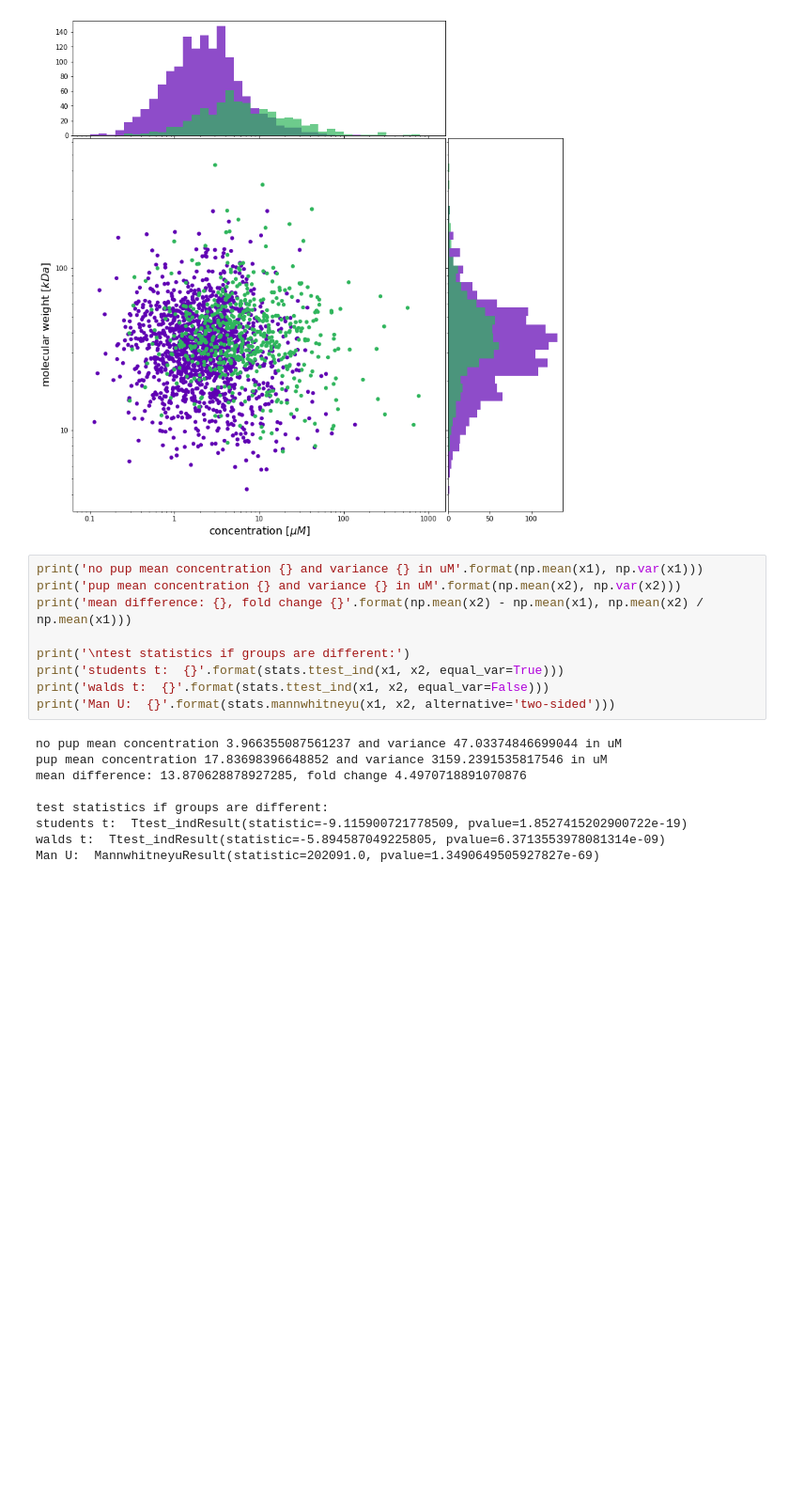
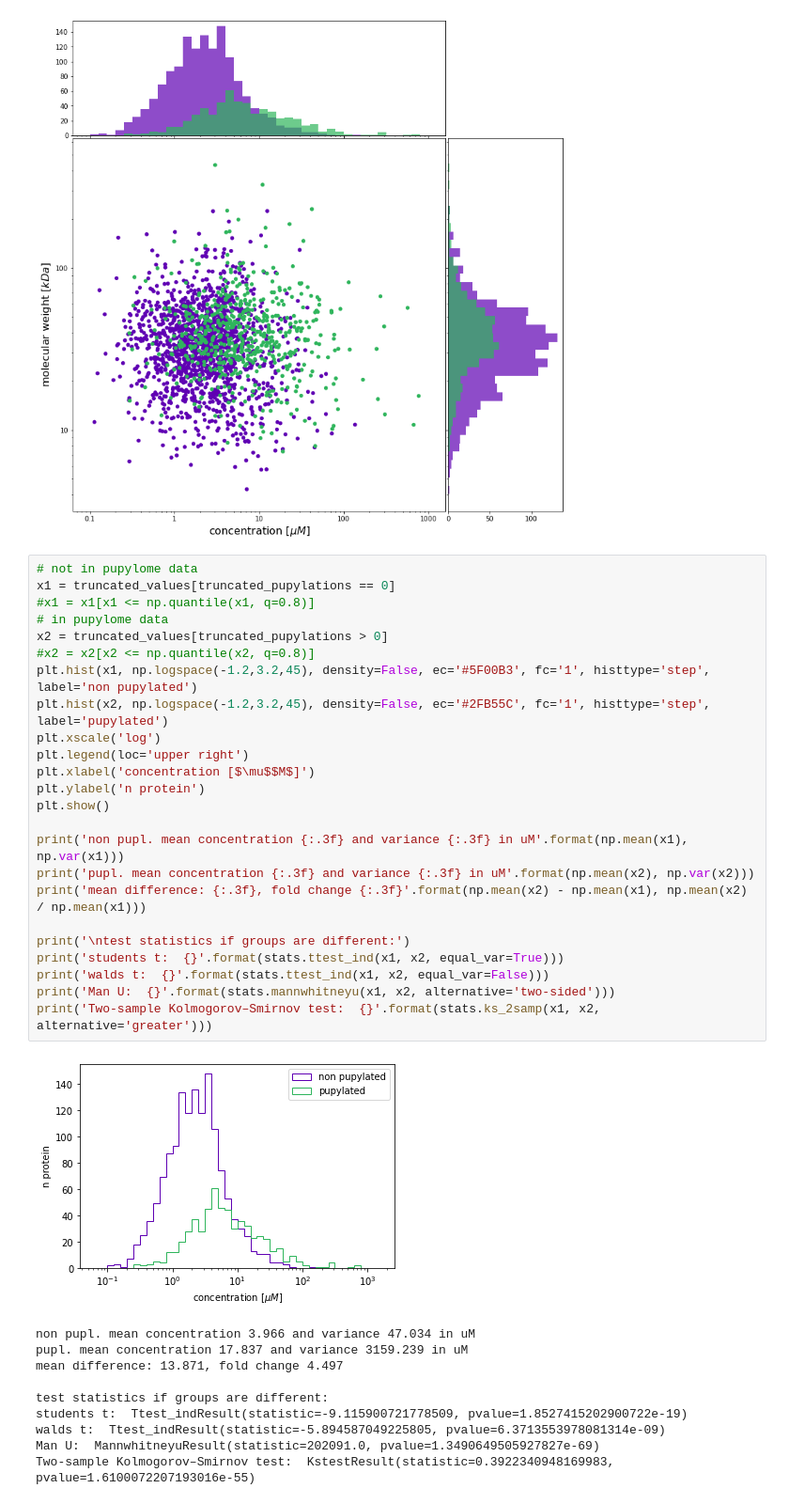
Before and after one commit to EWBlab/PupStatistics, a Jupyter notebook: PupylomeStatistics.ipynb, the cells around one changed output. Shown at 94% size. Cells and saved outputs as stored; diff of their text form; blank space fills up the shorter version.

```diff
--- a/PupylomeStatistics.ipynb
+++ b/PupylomeStatistics.ipynb
@@ -208,21 +233,38 @@ plt.show()
 # %% [output]
 [figure]
 # %%
-print('no pup mean concentration {} and variance {} in uM'.format(np.mean(x1), np.var(x1)))
-print('pup mean concentration {} and variance {} in uM'.format(np.mean(x2), np.var(x2)))
-print('mean difference: {}, fold change {}'.format(np.mean(x2) - np.mean(x1), np.mean(x2) / np.mean(x1)))
+# not in pupylome data
+x1 = truncated_values[truncated_pupylations == 0]
+#x1 = x1[x1 <= np.quantile(x1, q=0.8)]
+# in pupylome data
+x2 = truncated_values[truncated_pupylations > 0]
+#x2 = x2[x2 <= np.quantile(x2, q=0.8)]
+plt.hist(x1, np.logspace(-1.2,3.2,45), density=False, ec='#5F00B3', fc='1', histtype='step', label='non pupylated')
+plt.hist(x2, np.logspace(-1.2,3.2,45), density=False, ec='#2FB55C', fc='1', histtype='step', label='pupylated')
+plt.xscale('log')
+plt.legend(loc='upper right')
+plt.xlabel('concentration [$\mu$$M$]')
+plt.ylabel('n protein')
+plt.show()
+
+print('non pupl. mean concentration {:.3f} and variance {:.3f} in uM'.format(np.mean(x1), np.var(x1)))
+print('pupl. mean concentration {:.3f} and variance {:.3f} in uM'.format(np.mean(x2), np.var(x2)))
+print('mean difference: {:.3f}, fold change {:.3f}'.format(np.mean(x2) - np.mean(x1), np.mean(x2) / np.mean(x1)))
 
 print('\ntest statistics if groups are different:')
 print('students t:  {}'.format(stats.ttest_ind(x1, x2, equal_var=True)))
 print('walds t:  {}'.format(stats.ttest_ind(x1, x2, equal_var=False)))
 print('Man U:  {}'.format(stats.mannwhitneyu(x1, x2, alternative='two-sided')))
+print('Two-sample Kolmogorov–Smirnov test:  {}'.format(stats.ks_2samp(x1, x2, alternative='greater')))
 # %% [output]
+[figure, added]
-no pup mean concentration 3.966355087561237 and variance 47.03374846699044 in uM
-pup mean concentration 17.83698396648852 and variance 3159.2391535817546 in uM
-mean difference: 13.870628878927285, fold change 4.4970718891070876
+non pupl. mean concentration 3.966 and variance 47.034 in uM
+pupl. mean concentration 17.837 and variance 3159.239 in uM
+mean difference: 13.871, fold change 4.497
 
 test statistics if groups are different:
 students t:  Ttest_indResult(statistic=-9.115900721778509, pvalue=1.8527415202900722e-19)
 walds t:  Ttest_indResult(statistic=-5.894587049225805, pvalue=6.3713553978081314e-09)
 Man U:  MannwhitneyuResult(statistic=202091.0, pvalue=1.3490649505927827e-69)
+Two-sample Kolmogorov–Smirnov test:  KstestResult(statistic=0.3922340948169983, pvalue=1.6100072207193016e-55)
 # %%
```
Also changed, not shown: parts of 10 cells of this notebook.
